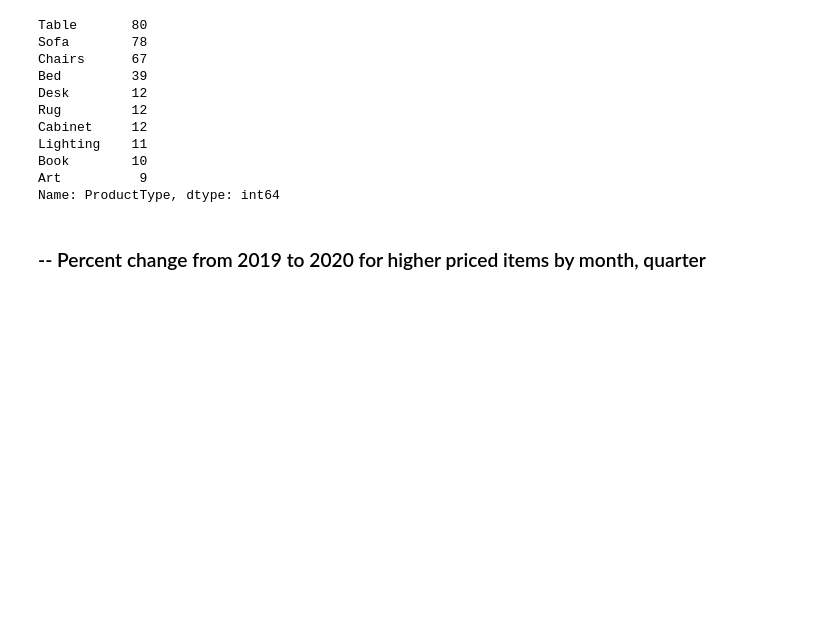
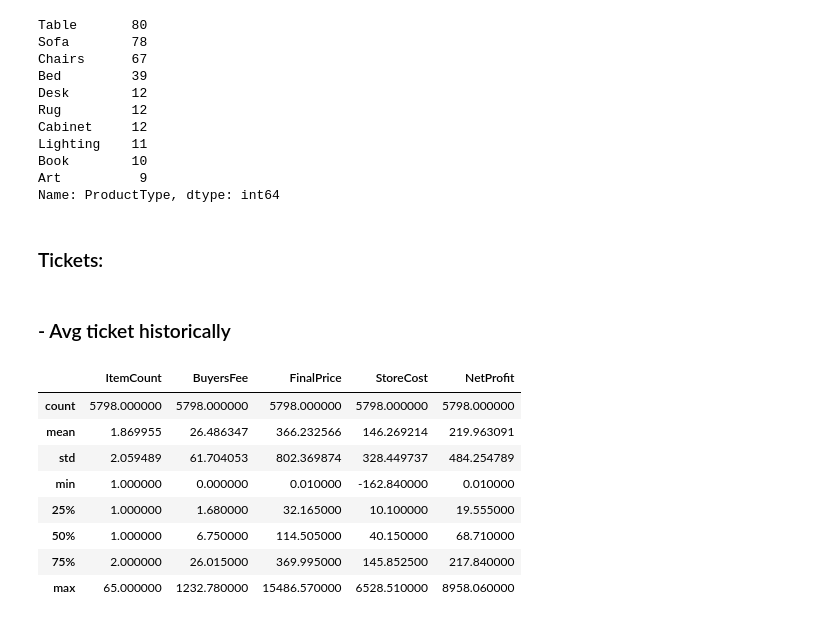
Before and after one commit to zachcornelison/K-N-Sales-Analytics, a Jupyter notebook: KN-Analytics-Merchandise.ipynb, the cells around one changed output. Cells and saved outputs as stored; diff of their text form; code cells hidden in the pictures; blank space fills up the shorter version.

```diff
--- a/KN-Analytics-Merchandise.ipynb
+++ b/KN-Analytics-Merchandise.ipynb
@@ -1230,5 +1233,19 @@ Lighting    11
 Book        10
 Art          9
 Name: ProductType, dtype: int64
-# %% [markdown]
-### -- Percent change from 2019 to 2020 for higher priced items by month, quarter
+# %% [markdown]
+### Tickets:
+# %% [markdown]
+### - Avg ticket historically
+# %%
+tickets.describe()
+# %% [output]
+|  | ItemCount | BuyersFee | FinalPrice | StoreCost | NetProfit |
+| count | 5798.000000 | 5798.000000 | 5798.000000 | 5798.000000 | 5798.000000 |
+| mean | 1.869955 | 26.486347 | 366.232566 | 146.269214 | 219.963091 |
+| std | 2.059489 | 61.704053 | 802.369874 | 328.449737 | 484.254789 |
+| min | 1.000000 | 0.000000 | 0.010000 | -162.840000 | 0.010000 |
+| 25% | 1.000000 | 1.680000 | 32.165000 | 10.100000 | 19.555000 |
+| 50% | 1.000000 | 6.750000 | 114.505000 | 40.150000 | 68.710000 |
+| 75% | 2.000000 | 26.015000 | 369.995000 | 145.852500 | 217.840000 |
+| max | 65.000000 | 1232.780000 | 15486.570000 | 6528.510000 | 8958.060000 |
```
Also changed, not shown: parts of 21 cells of this notebook.
